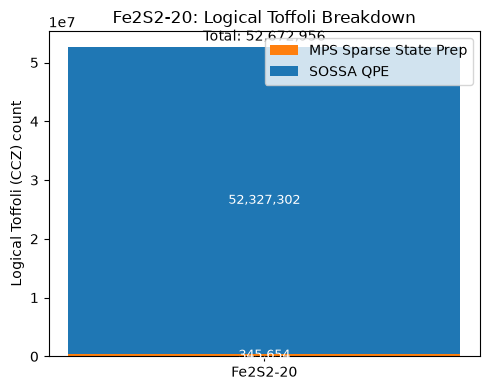
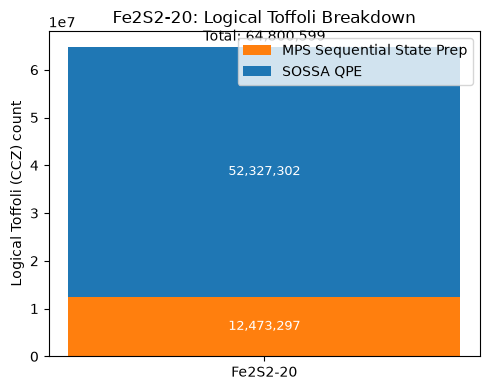
Unified diff of the notebook cell whose output changed from the first chart to the second:
--- before
+++ after
@@ -2,5 +2,5 @@
 from scipy.sparse import load_npz
 from qdk_chemistry.data.mps_wavefunction import MPSWavefunction
-from qdk_chemistry.algorithms.state_preparation.mps_sparse import MPSSparseStatePreparation
+from qdk_chemistry.algorithms.state_preparation.mps_sequential import MPSSequentialStatePreparation
 
 # --- Fe2S2-20 parameters (reuse from molecules list above) ---
@@ -8,5 +8,5 @@
 PHASE_BITS = 10
 
-# --- 1. MPS Sparse State Preparation (real Fe2S2 tensors) ---
+# --- 1. MPS Sequential State Preparation (real Fe2S2 tensors) ---
 COMPRESSED_PATH = Path("fe2s2-2_small") / "tensors_compressed" / "tensors_compressed_"
 n_tensors = len(glob.glob(str(COMPRESSED_PATH) + "[0-9]*.npz"))
@@ -16,9 +16,10 @@
 print(f"MPSWavefunction: {mps.num_sites} sites, {mps.num_qubits} qubits, bond_dims={mps.bond_dims}")
 
-algo_sparse = MPSSparseStatePreparation()
-algo_sparse.settings().set("rotation_bits", PHASE_BITS)
-mps_circuit = algo_sparse.run(mps)
+algo_seq = MPSSequentialStatePreparation()
+algo_seq.settings().set("rotation_bits", PHASE_BITS)
+algo_seq.settings().set("fast_resource_estimation", True)
+mps_circuit = algo_seq.run(mps)
 mps_counts = mps_circuit.estimate().logical_counts
-print(f"\nMPS Sparse: Toffoli={mps_counts['cczCount']}, qubits={mps_counts['numQubits']}")
+print(f"MPS Sequential: Toffoli={mps_counts['cczCount']}, qubits={mps_counts['numQubits']}")
 
 # --- 2. SOSSA QPE with MPS state prep via QdkStandardQpeCircuitBuilder ---
@@ -47,5 +48,5 @@
 sossa_toffoli = qpe_total_counts["cczCount"] - mps_counts["cczCount"]
 print(f"\nSOSSA QPE only (total - MPS): Toffoli={sossa_toffoli}")
-print(f"MPS Sparse State Prep:        Toffoli={mps_counts['cczCount']}")
+print(f"MPS Sequential State Prep:        Toffoli={mps_counts['cczCount']}")
 print(f"Total (sanity check):          Toffoli={qpe_total_counts['cczCount']}")
 
@@ -56,5 +57,5 @@
 sossa_tof = [sossa_toffoli]
 
-ax.bar(labels, mps_tof, label="MPS Sparse State Prep", color="tab:orange")
+ax.bar(labels, mps_tof, label="MPS Sequential State Prep", color="tab:orange")
 ax.bar(labels, sossa_tof, bottom=mps_tof, label="SOSSA QPE", color="tab:blue")
 ax.set_ylabel("Logical Toffoli (CCZ) count")

Commit: fix mps sequential